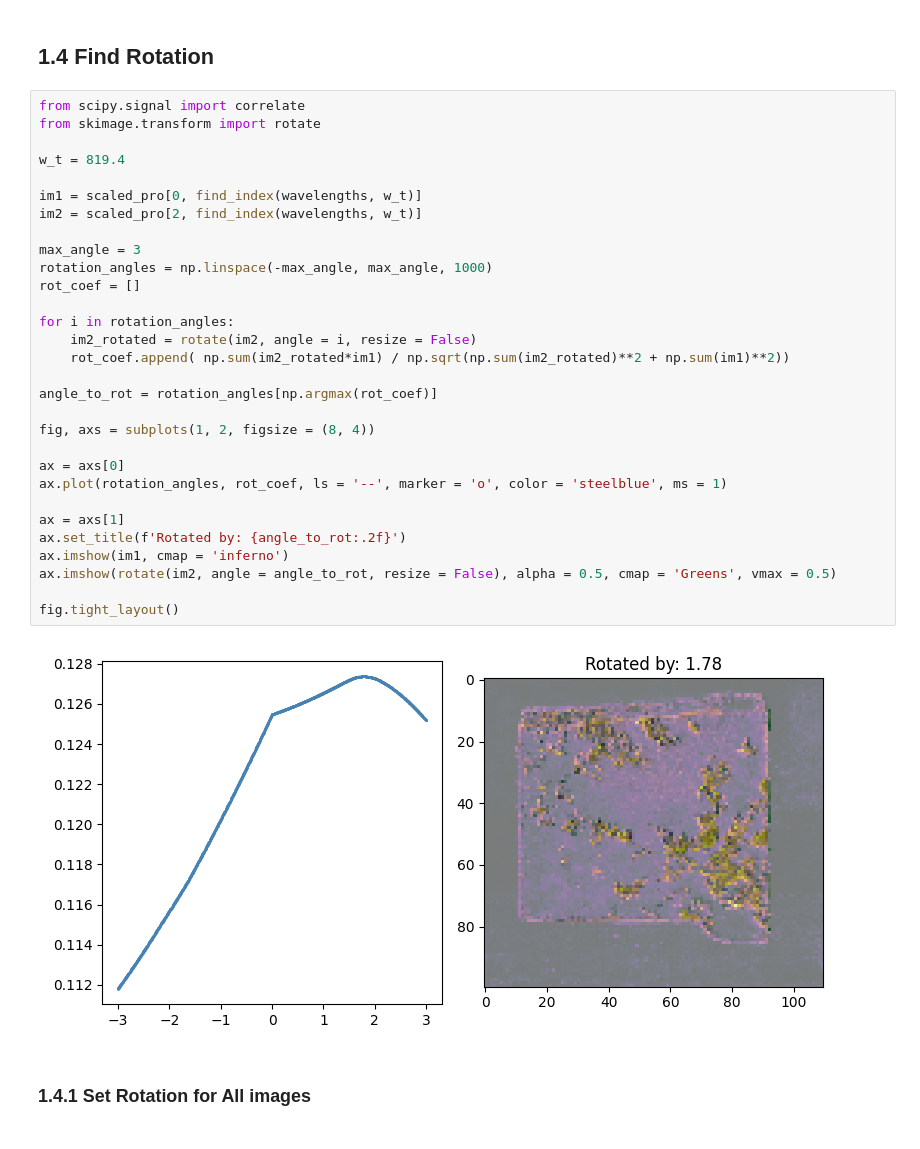
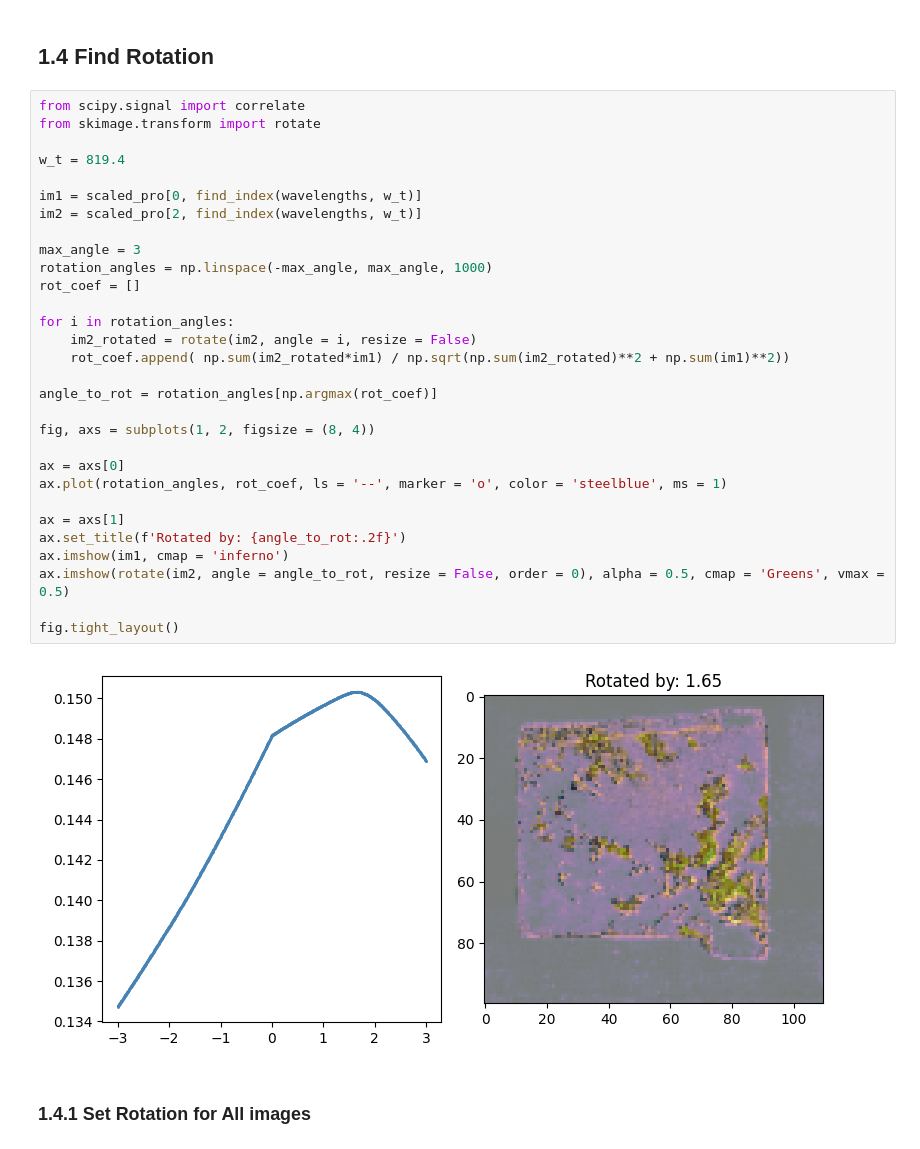
Before and after one commit to tomasjmlopes/Spectral_repo, a Jupyter notebook: Multiple Exposure/hdr_article_libsVraman_rock2scale.ipynb, the cells around one changed output. Drawn from its saved outputs; the diff is of its cells as text.

```diff
--- a/Multiple Exposure/hdr_article_libsVraman_rock2scale.ipynb
+++ b/Multiple Exposure/hdr_article_libsVraman_rock2scale.ipynb
@@ -250,35 +250,35 @@ for i in range(1, scaled_pro.shape[0]):
 # %%
 from scipy.signal import correlate
 from skimage.transform import rotate
 
 w_t = 819.4
 
 im1 = scaled_pro[0, find_index(wavelengths, w_t)]
 im2 = scaled_pro[2, find_index(wavelengths, w_t)]
 
 max_angle = 3
 rotation_angles = np.linspace(-max_angle, max_angle, 1000)
 rot_coef = []
 
 for i in rotation_angles:
     im2_rotated = rotate(im2, angle = i, resize = False)
     rot_coef.append( np.sum(im2_rotated*im1) / np.sqrt(np.sum(im2_rotated)**2 + np.sum(im1)**2))
 
 angle_to_rot = rotation_angles[np.argmax(rot_coef)]
 
 fig, axs = subplots(1, 2, figsize = (8, 4))
 
 ax = axs[0]
 ax.plot(rotation_angles, rot_coef, ls = '--', marker = 'o', color = 'steelblue', ms = 1)
 
 ax = axs[1]
 ax.set_title(f'Rotated by: {angle_to_rot:.2f}')
 ax.imshow(im1, cmap = 'inferno')
-ax.imshow(rotate(im2, angle = angle_to_rot, resize = False), alpha = 0.5, cmap = 'Greens', vmax = 0.5)
+ax.imshow(rotate(im2, angle = angle_to_rot, resize = False, order = 0), alpha = 0.5, cmap = 'Greens', vmax = 0.5)
 
 fig.tight_layout()
 # %% [output]
-[figure, old version]
+[figure, new version]
 # %% [markdown]
 ### 1.4.1 Set Rotation for All images
 # %%
```
Also changed, not shown: parts of 24 cells of this notebook.
